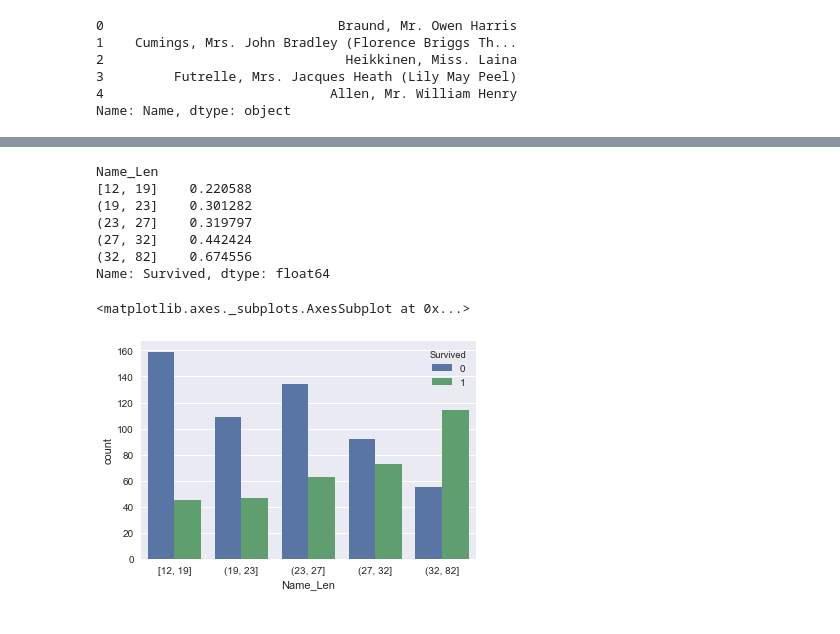
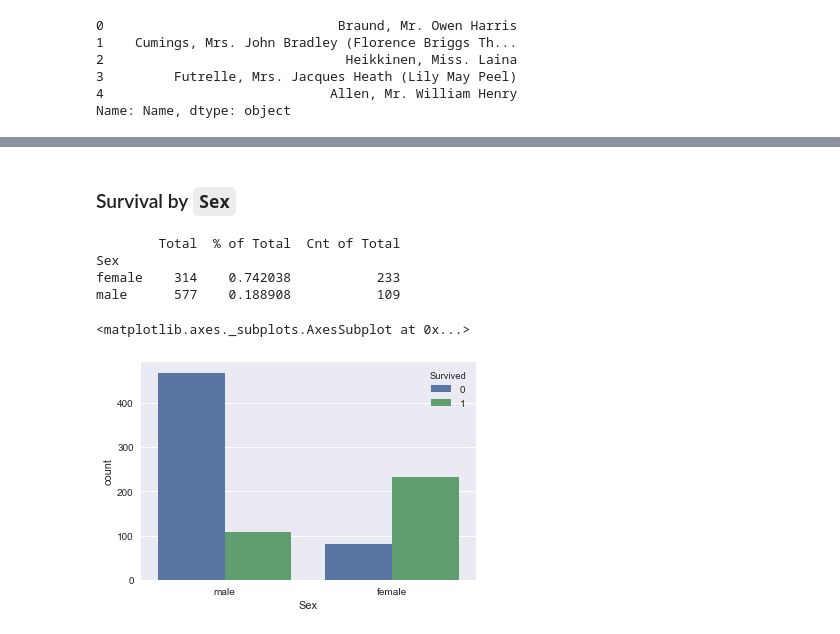
Before and after one commit to rms1000watt/kaggle, a Jupyter notebook: titanic/main.ipynb, the cells around one changed output, grey strips where cells are left out. Cells and saved outputs as stored; diff of their text form; code cells hidden in the pictures.

```diff
--- a/titanic/main.ipynb
+++ b/titanic/main.ipynb
@@ -163,15 +156,11 @@ Name: Name_Len, dtype: int64
-# %%
-train['Survived'].groupby(pd.qcut(train['Name_Len'],5)).mean()
-# %% [output]
-Name_Len
-[12, 19]    0.220588
-(19, 23]    0.301282
-(23, 27]    0.319797
-(27, 32]    0.442424
-(32, 82]    0.674556
-Name: Survived, dtype: float64
-# %%
-sns.countplot(pd.qcut(train['Name_Len'],5), hue=train['Survived'])
-# %% [output]
-<matplotlib.axes._subplots.AxesSubplot at 0x...>
-[figure, removed]
+# %% [markdown]
+### Survival by `Sex`
+# %%
+groupbySummary(train['Survived'], train['Sex'], 0)
+# %% [output]
+        Total  % of Total  Cnt of Total
+Sex
+female    314    0.742038           233
+male      577    0.188908           109
+<matplotlib.axes._subplots.AxesSubplot at 0x...>
+[figure, added]
```
Also changed, not shown: parts of 37 cells of this notebook.
